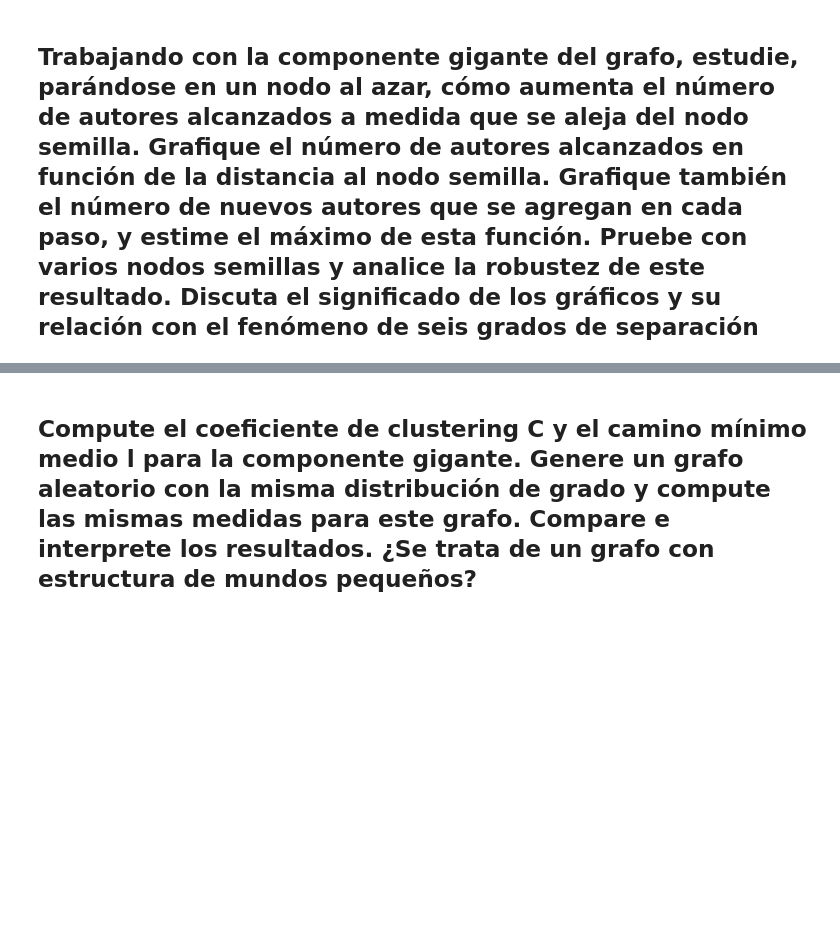
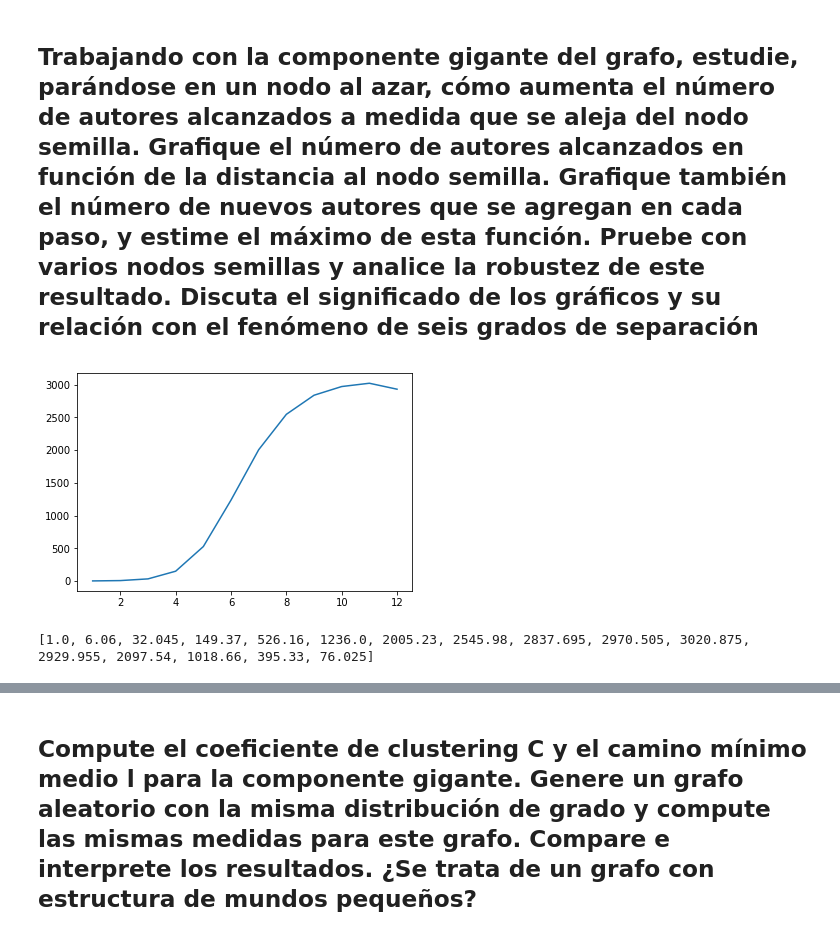
Before and after one commit to santiago-mb/data-science, a Jupyter notebook: wip/tp4/tp4.ipynb, the cells around one changed output, grey strips where cells are left out. Drawn from its saved outputs; the diff is of its cells as text; code cells hidden in the pictures; blank space fills up the shorter version.

```diff
--- a/wip/tp4/tp4.ipynb
+++ b/wip/tp4/tp4.ipynb
@@ -17,10 +19,10 @@ from IPython.display import display
 G = nx.Graph()
 with open("processed.csv", "r") as infile:
     for k, line in enumerate(infile):
-        splited = map(str.strip, line.split('&'))
-        for i in xrange(len(splited)):
+        splited = list(map(str.strip, line.split('&')))
+        for i in range(len(splited)):
             G.add_node(splited[i])
-            for j in xrange(i+1, len(splited)):
+            for j in range(i+1, len(splited)):
                 G.add_edge(splited[i], splited[j])
 # %% [markdown]
 ## A partir del archivo de datos, genere el grafo de colaboraciones entre autores. Cuente el número de nodos y aristas. Haga una representación gráfica del grafo
@@ -89,0 +90,40 @@ Tamaño de la componente gigante: 3041
+# %%
+acum_new_nodes = []
+sum_new_nodes_per_level = []
+trials = 200
+for _ in range(trials):
+    trial_acum_new_nodes = [1]
+    new_nodes_per_level = []
+
+    random_node = random.choice(list(max_component.nodes()))
+    visited = set()
+    visited.add(random_node)
+    current_level_nodes = set()
+    current_level_nodes.add(random_node)
+    next_level_nodes = set()
+
+    while current_level_nodes:
+        for node in current_level_nodes:
+            neighbors = max_component.neighbors(node)
+            for neighbor in neighbors:
+                if neighbor not in visited:
+                    visited.add(neighbor)
+                    next_level_nodes.add(neighbor)
+
+        new_nodes_per_level.append(len(next_level_nodes))
+        trial_acum_new_nodes.append(trial_acum_new_nodes[-1] + len(next_level_nodes))
+        current_level_nodes = next_level_nodes
+        next_level_nodes = set()
+
+    sum_new_nodes_per_level = [sum(n) for n in zip_longest(sum_new_nodes_per_level, new_nodes_per_level, fillvalue=0)]
+    acum_new_nodes = [sum(n) for n in zip_longest(acum_new_nodes, trial_acum_new_nodes, fillvalue=0)]
+
+mean_new_nodes_per_level = list(map(lambda x: x/trials, sum_new_nodes_per_level))
+mean_acum_new_nodes = list(map(lambda x: x/trials, acum_new_nodes))
+# %%
+plt.plot(list(range(1,len(mean_acum_new_nodes[:12])+1)), mean_acum_new_nodes[:12])
+plt.show()
+print(mean_acum_new_nodes)
+# %% [output]
+[figure, added]
+[1.0, 6.06, 32.045, 149.37, 526.16, 1236.0, 2005.23, 2545.98, 2837.695, 2970.505, 3020.875, 2929.955, 2097.54, 1018.66, 395.33, 76.025]
```
Also changed, not shown: parts of 5 cells of this notebook.
